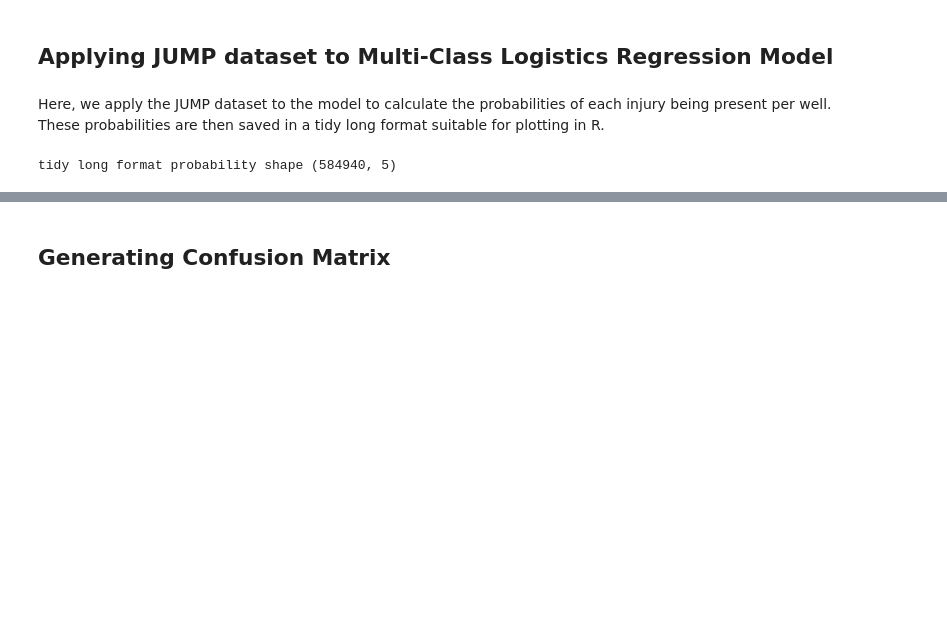
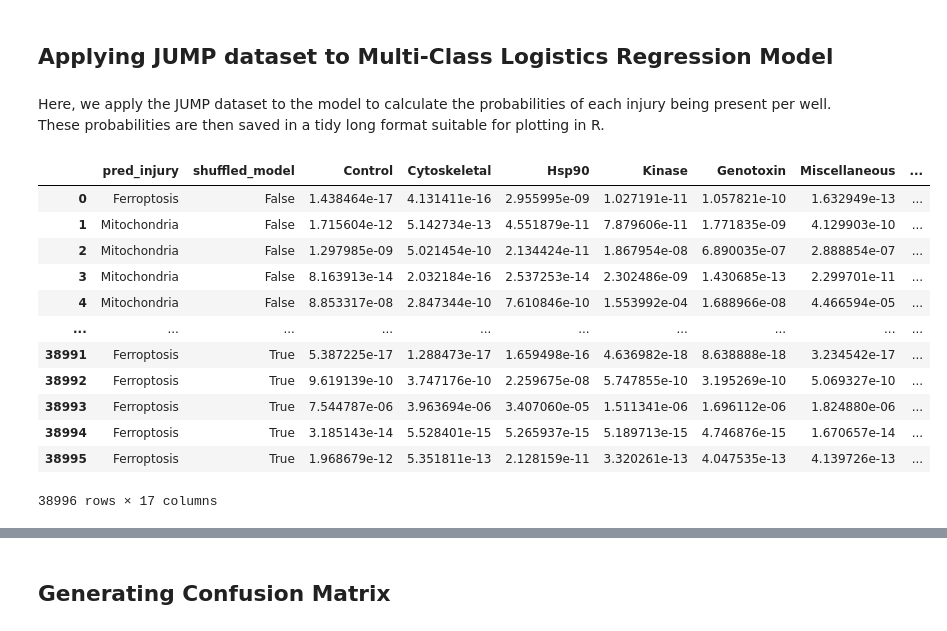
Before and after one commit to axiomcura/predicting-cell-injury-compounds, a Jupyter notebook: notebooks/3.jump-analysis/3.jump_analysis.ipynb, the cells around one changed output, grey strips where cells are left out. Saved outputs shown, nothing was run; the diff lists cells and outputs as text; code cells hidden in the pictures; blank space fills up the shorter version.

```diff
--- a/notebooks/3.jump-analysis/3.jump_analysis.ipynb
+++ b/notebooks/3.jump-analysis/3.jump_analysis.ipynb
@@ -349,7 +296,7 @@ shuffled_y_proba = shuffled_model.predict_proba(X)
 y_proba_df = pd.DataFrame(y_proba)
 shuffled_y_proba_df = pd.DataFrame(shuffled_y_proba)
 
-# update column names with injury type names
+# # update column names with injury type names
 y_proba_df.columns = [
     injury_codes["decoder"][str(colname)] for colname in y_proba_df.columns.tolist()
 ]
@@ -359,48 +306,48 @@ shuffled_y_proba_df.columns = [
     for colname in shuffled_y_proba_df.columns.tolist()
 ]
 
-# adding column if labels indicating if the prediction was done with a shuffled model
+# # # adding column if labels indicating if the prediction was done with a shuffled model
 y_proba_df.insert(0, "shuffled_model", False)
 shuffled_y_proba_df.insert(0, "shuffled_model", True)
 
-# merge InChIKey based on index, since order is retained
-# jump_df[aligned_meta_cols].merge(y_proba_df)
-y_proba_df = pd.merge(
-    shared_jump_df[aligned_meta_cols]["Metadata_InChIKey"].to_frame(),
-    y_proba_df,
-    left_index=True,
-    right_index=True,
-)
-shuffled_y_proba_df = pd.merge(
-    shared_jump_df[aligned_meta_cols]["Metadata_InChIKey"].to_frame(),
-    shuffled_y_proba_df,
-    left_index=True,
-    right_index=True,
-)
 
-# concat all probabilities into one dataframe
+# # # concat all probabilities into one dataframe
 all_probas_df = pd.concat([y_proba_df, shuffled_y_proba_df]).reset_index(drop=True)
 
-# Add a column to indicate the most probable injury
-# This is achieved by selecting the injury with the highest probability
+# # # Add a column to indicate the most probable injury
+# # This is achieved by selecting the injury with the highest probability
 all_probas_df.insert(
-    2,
+    0,
     "pred_injury",
     all_probas_df[injury_classes].apply(lambda row: row.idxmax(), axis=1),
 )
 
-# next is to convert the probabilities dataframe into tidy long
+# # # next is to convert the probabilities dataframe into tidy long
 all_probas_df_tl = pd.melt(
     all_probas_df,
-    id_vars=["Metadata_InChIKey", "shuffled_model", "pred_injury"],
+    id_vars=["shuffled_model", "pred_injury"],
     value_vars=injury_classes,
     var_name="injury_type",
     value_name="proba",
 )
 
-# save probabilities in tidy long format
-all_probas_df_tl.to_csv(jump_analysis_dir / "JUMP_injury_proba.csv.gz", index=False)
+# # save probabilities in tidy long format
+# all_probas_df_tl.to_csv(jump_analysis_dir / "JUMP_injury_proba.csv.gz", index=False)
 
-print("tidy long format probability shape", all_probas_df_tl.shape)
+# print("tidy long format probability shape", all_probas_df_tl.shape)
-# %% [output]
-tidy long format probability shape (584940, 5)
+# %%
+all_probas_df
+# %% [output]
+|  | pred_injury | shuffled_model | Control | Cytoskeletal | Hsp90 | Kinase | Genotoxin | Miscellaneous | ... |
+| 0 | Ferroptosis | False | 1.438464e-17 | 4.131411e-16 | 2.955995e-09 | 1.027191e-11 | 1.057821e-10 | 1.632949e-13 | ... |
+| 1 | Mitochondria | False | 1.715604e-12 | 5.142734e-13 | 4.551879e-11 | 7.879606e-11 | 1.771835e-09 | 4.129903e-10 | ... |
+| 2 | Mitochondria | False | 1.297985e-09 | 5.021454e-10 | 2.134424e-11 | 1.867954e-08 | 6.890035e-07 | 2.888854e-07 | ... |
+| 3 | Mitochondria | False | 8.163913e-14 | 2.032184e-16 | 2.537253e-14 | 2.302486e-09 | 1.430685e-13 | 2.299701e-11 | ... |
+| 4 | Mitochondria | False | 8.853317e-08 | 2.847344e-10 | 7.610846e-10 | 1.553992e-04 | 1.688966e-08 | 4.466594e-05 | ... |
+| ... | ... | ... | ... | ... | ... | ... | ... | ... | ... |
+| 38991 | Ferroptosis | True | 5.387225e-17 | 1.288473e-17 | 1.659498e-16 | 4.636982e-18 | 8.638888e-18 | 3.234542e-17 | ... |
+| 38992 | Ferroptosis | True | 9.619139e-10 | 3.747176e-10 | 2.259675e-08 | 5.747855e-10 | 3.195269e-10 | 5.069327e-10 | ... |
+| 38993 | Ferroptosis | True | 7.544787e-06 | 3.963694e-06 | 3.407060e-05 | 1.511341e-06 | 1.696112e-06 | 1.824880e-06 | ... |
+| 38994 | Ferroptosis | True | 3.185143e-14 | 5.528401e-15 | 5.265937e-15 | 5.189713e-15 | 4.746876e-15 | 1.670657e-14 | ... |
+| 38995 | Ferroptosis | True | 1.968679e-12 | 5.351811e-13 | 2.128159e-11 | 3.320261e-13 | 4.047535e-13 | 4.139726e-13 | ... |
+38996 rows × 17 columns
```
Also changed, not shown: parts of 6 cells of this notebook, 56 other files.
